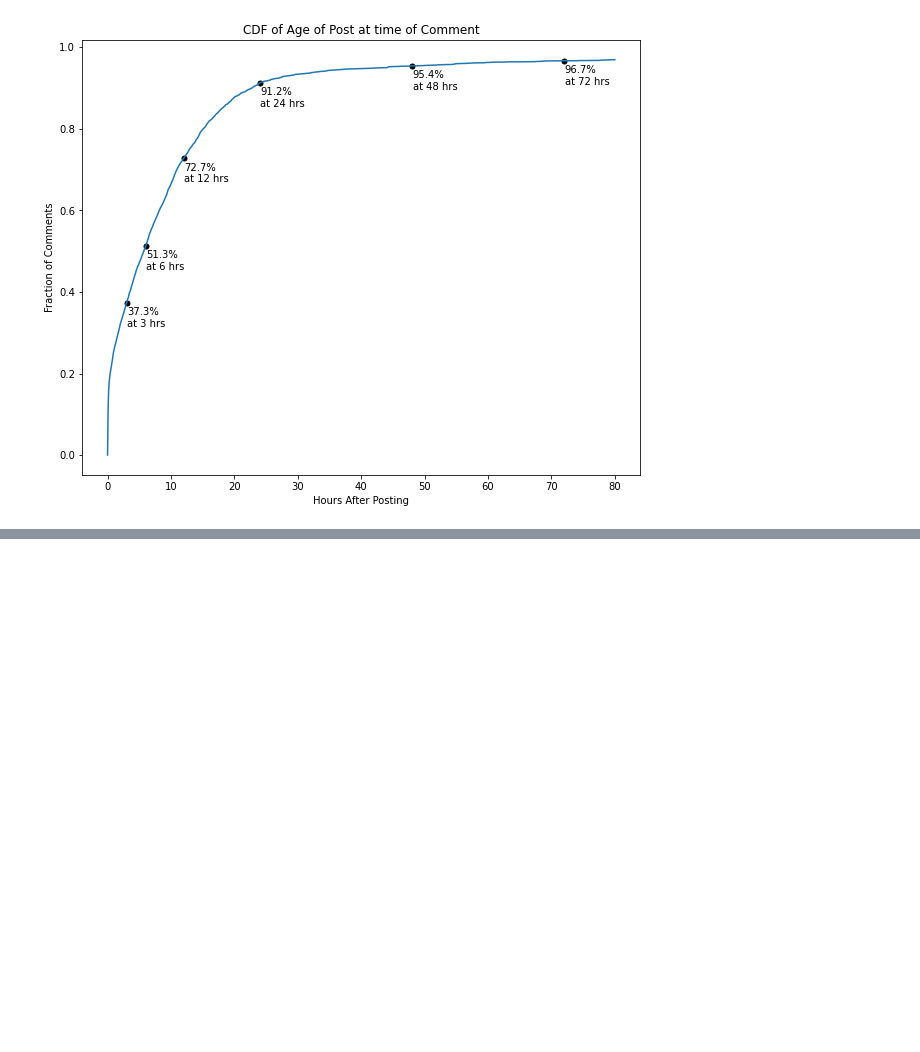
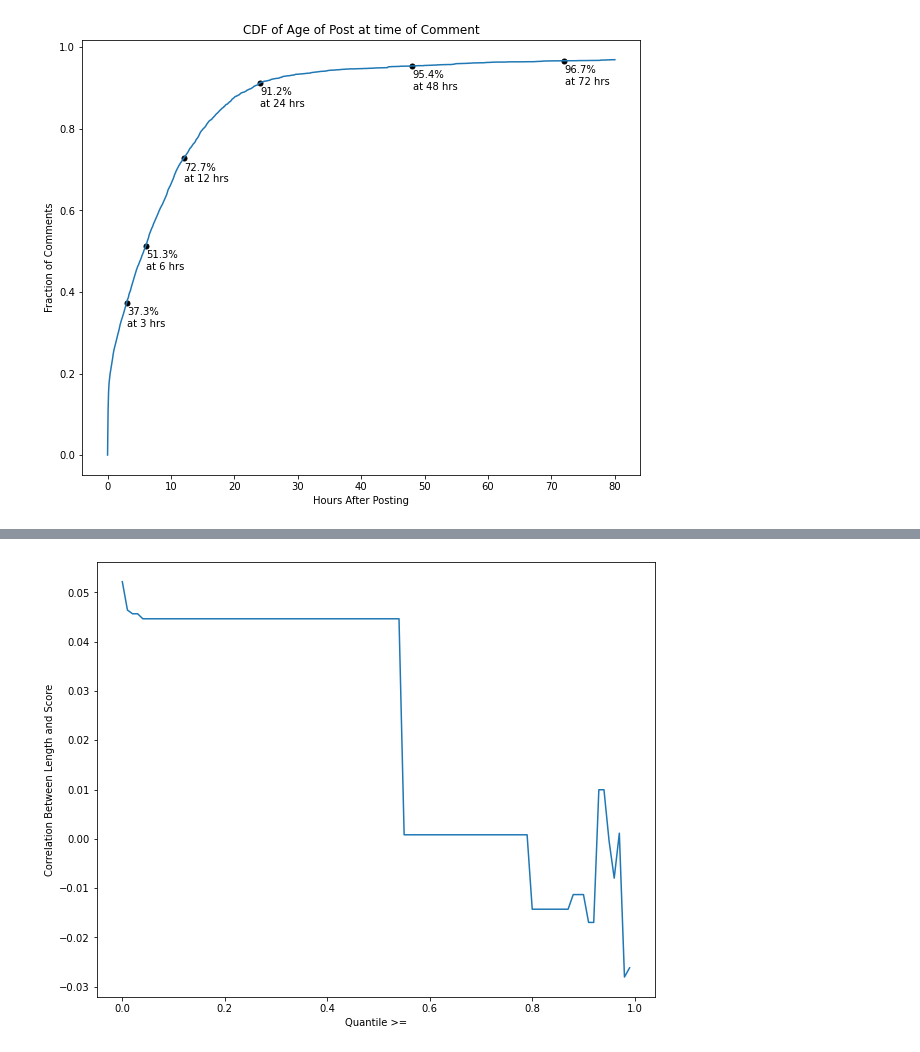
Before and after one commit to galenweld/photocritique_submission_sampling, a Jupyter notebook: number_timing_of_comments.ipynb, the cells around one changed output, grey strips where cells are left out. Cells and saved outputs as stored; diff of their text form; code cells hidden in the pictures; blank space fills up the shorter version.

Commit message:
some more analysis of correlation between length and score of comment

```diff
--- a/number_timing_of_comments.ipynb
+++ b/number_timing_of_comments.ipynb
@@ -163,0 +204,21 @@ plt.show()
+# %%
+xs = np.linspace(0,.99,100)
+ys = []
+
+for q in xs:
+    comments_in_quantile = comments.loc[comments.score >= comments.score.quantile(q),:]
+    ys.append(
+        comments_in_quantile.corrwith(comments_in_quantile.body.str.len()).loc['score']
+    )
+
+plt.figure(figsize=(10,8))
+
+plt.plot(xs, ys)
+
+# plt.title('CDF of Age of Post at time of Comment')
+plt.xlabel('Quantile >=')
+plt.ylabel('Correlation Between Length and Score')
+
+plt.show()
+# %% [output]
+[figure, added]
```
Also changed, not shown: parts of 4 cells of this notebook.
